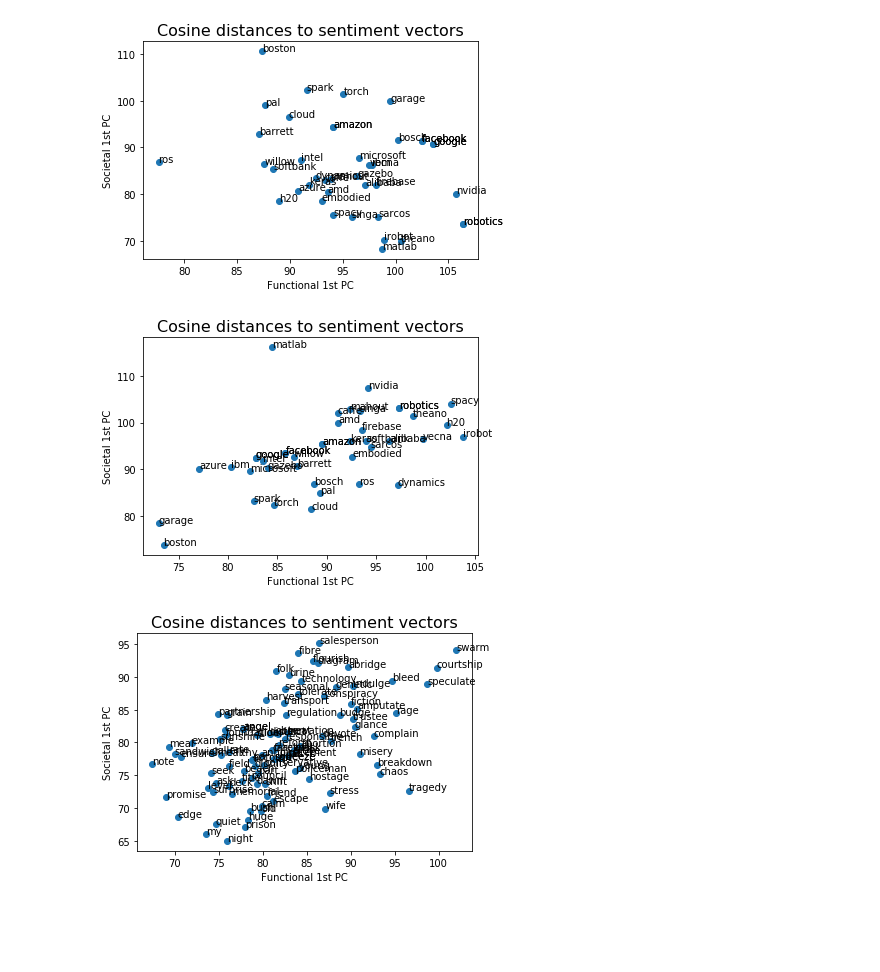
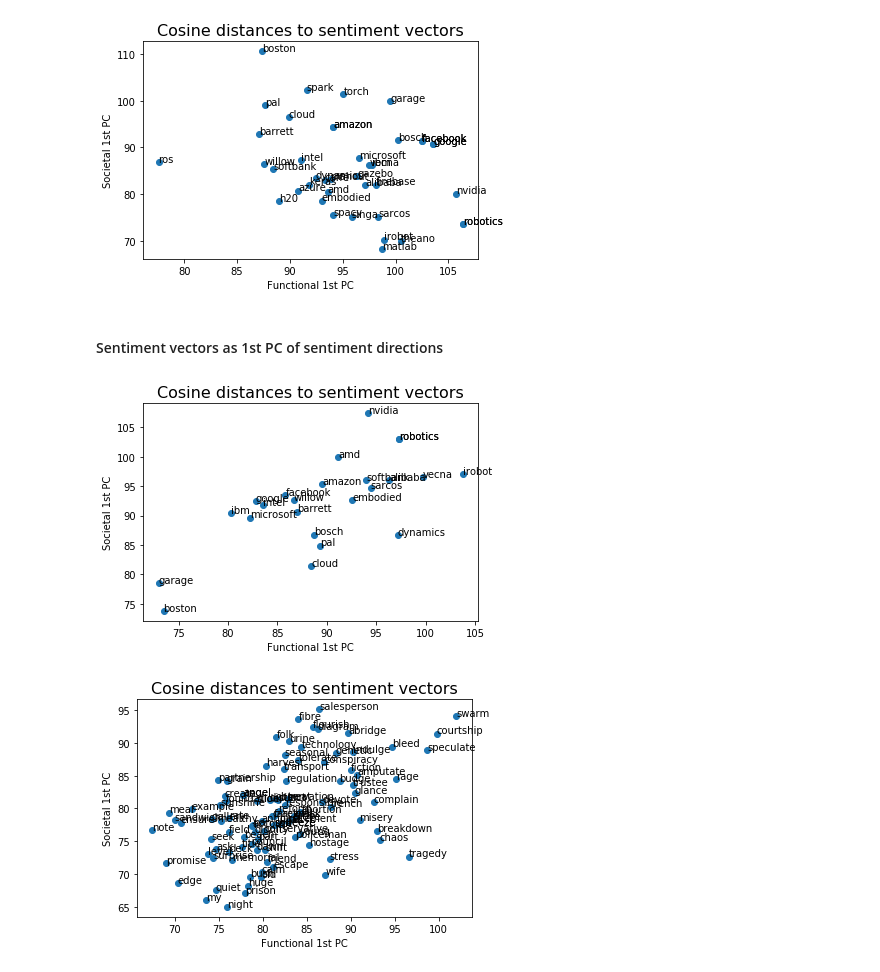
Before and after one commit to flono/BiasInWordEmbeddings, a Jupyter notebook: WordEmbeddings.ipynb, the cells around one changed output. Drawn from its saved outputs; the diff is of its cells as text; code cells hidden in the pictures; blank space fills up the shorter version.

```diff
--- a/WordEmbeddings.ipynb
+++ b/WordEmbeddings.ipynb
@@ -404,14 +412,3 @@ for i, name in enumerate(angles_soc_func[:,0]):
     plt.annotate(name, (angles_soc_func[i,1], angles_soc_func[i,2]))
 # %% [output]
 [figure]
-# %%
-# code to save values for reference, Dirty Hack
-values = []
-for word in companies + frameworks:
-    try:
-        values.append((word, angle_vec(embeddings_dict[word], functional_sentiment_direction), angle_vec(embeddings_dict[word], society_sentiment_direction)))
-    except:
-        values.append((word, None, None))
-
-for i in values:
-    pass#print(i)
@@ -483,3 +415,5 @@ data_40 = [('google', 81.58132197111395, 85.38306064697701) ,
+# %% [markdown]
+#### Sentiment vectors as 1st PC of sentiment directions
 # %%
 # PCA from vectors of word pairs
 # first PC of vectors of word pairs
@@ -498,7 +432,7 @@ society_sentiment_direction2 = principal_components2.components_[0]
 angles_soc_func2 = []
 
 #print("%-15s%-10s%10s" % ("", "Functional", "Societal"))
-for word in companies + frameworks:
+for word in companies:
     try:
         angles_soc_func2.append((word, angle_vec(embeddings_dict[word], functional_sentiment_direction2), angle_vec(embeddings_dict[word], society_sentiment_direction2)))
         #print("%-15s %-12.5s %-12.5s" % angles_soc_func2[-1])
@@ -509,18 +443,19 @@ for word in companies + frameworks:
 angles_soc_func2 = np.array(angles_soc_func2)
 
 # filter out missing values
-angles_soc_func2 = angles_soc_func2[angles_soc_func2[:,1] != np.array(None)]
+#angles_soc_func2 = angles_soc_func2[angles_soc_func2[:,1] != np.array(None)]
 # %%
 # Plot cosine distances
 
 fig = plt.scatter(angles_soc_func2[:,1],angles_soc_func2[:,2])
 plt.title("Cosine distances to sentiment vectors", size=16)
 plt.xlabel("Functional 1st PC")
 plt.ylabel("Societal 1st PC")
 for i, name in enumerate(angles_soc_func2[:,0]):
-    plt.annotate(name, (angles_soc_func2[i,1], angles_soc_func2[i,2]))
+    if (angles_soc_func2[i,1] != None):
+        plt.annotate(name, (angles_soc_func2[i,1], angles_soc_func2[i,2]))
 # %% [output]
-[figure, old version]
+[figure, new version]
 # %%
 # print and save all random words with their angles to society words and functional words
 # angles around 90° are good.
```
Also changed, not shown: parts of 8 cells of this notebook.
